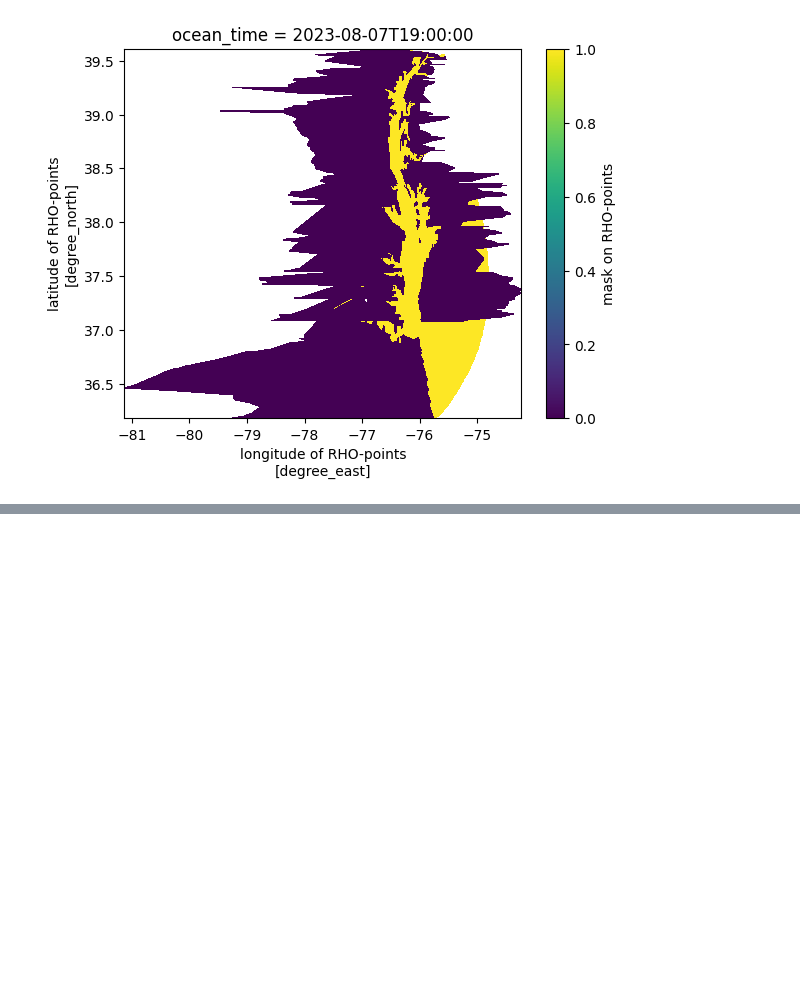
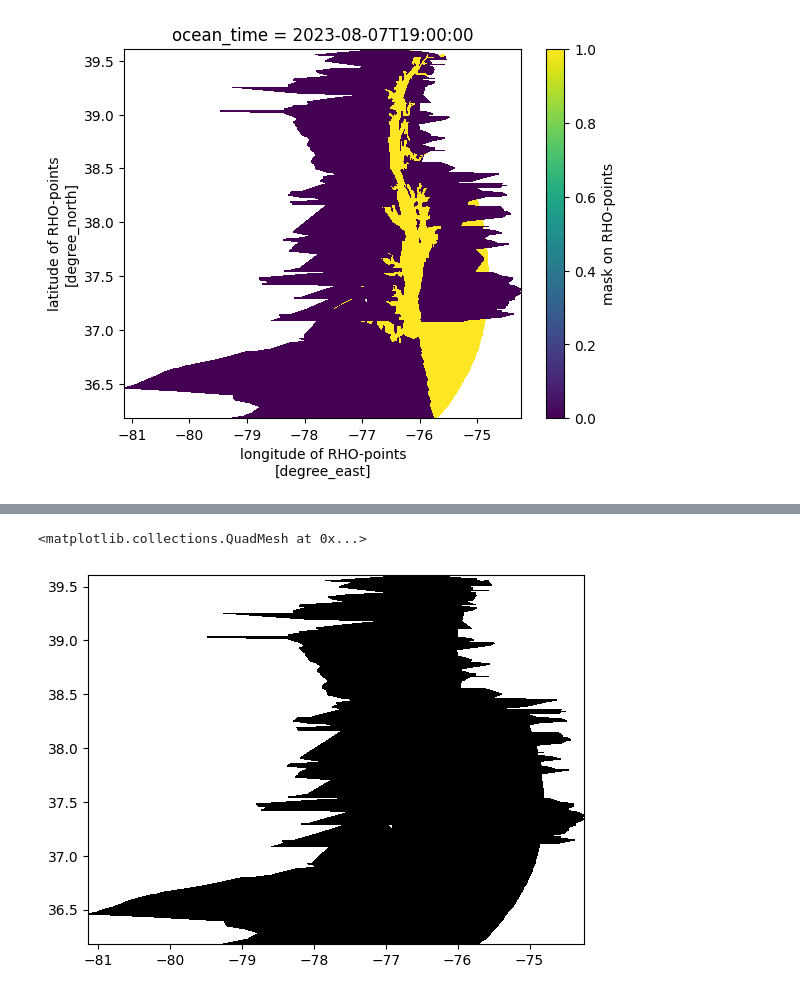
Before and after one commit to mpiannucci/ocean-notebooks, a Jupyter notebook: cbofs_best.ipynb, the cells around one changed output, grey strips where cells are left out. Saved outputs shown, nothing was run; the diff lists cells and outputs as text; code cells hidden in the pictures; blank space fills up the shorter version.

```diff
--- a/cbofs_best.ipynb
+++ b/cbofs_best.ipynb
@@ -51,0 +53,8 @@ plt.scatter(lon_masked, lat_masked, c=sal_masked, cmap='jet', s=1)
+# %%
+mmm = mask.values
+mmm[mmm==0] = np.nan
+mmm[mmm==1] = 2
+plt.pcolormesh(ds.lon_rho, ds.lat_rho, mmm, cmap='gray')
+# %% [output]
+<matplotlib.collections.QuadMesh at 0x...>
+[figure, added]
```
Also changed, not shown: parts of 5 cells of this notebook, 3 other files.
